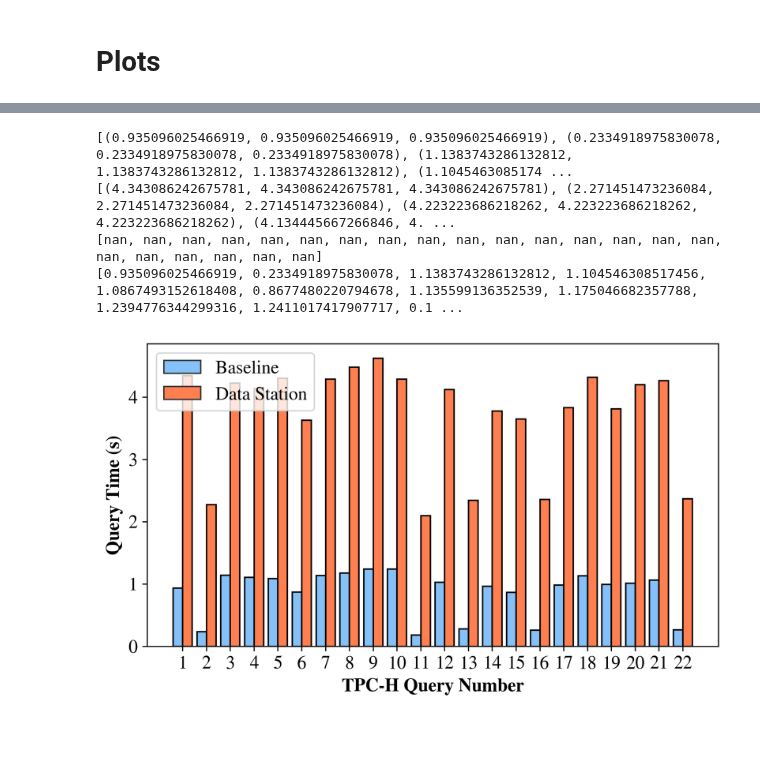
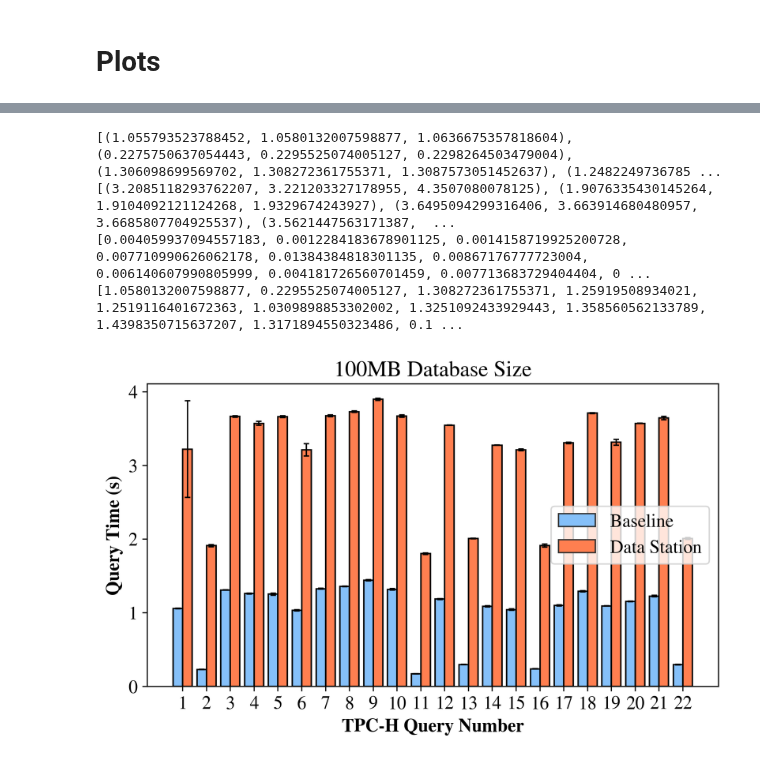
Before and after one commit to TheDataStation/datastation-escrow, a Jupyter notebook: data_comparisons/baseline/baseline_data_parsing.ipynb, the cells around one changed output, grey strips where cells are left out. Cells and saved outputs as stored; diff of their text form; code cells hidden in the pictures; blank space fills up the shorter version.

```diff
--- a/data_comparisons/baseline/baseline_data_parsing.ipynb
+++ b/data_comparisons/baseline/baseline_data_parsing.ipynb
@@ -14,7 +14,7 @@ mpl.rcParams['font.size'] = 13.5
 # %% [markdown]
 # Baseline
 # %%
-data_sizes = ['10MB', '100MB', '1GB']
+data_sizes = ['10MB', '100MB', '1GB','10GB']
 query_numbers = list(np.arange(22) + 1)
 print(query_numbers)
 party_number = 2
@@ -70,7 +70,7 @@ Name: 22, dtype: float64
 # %% [markdown]
 # Data Station
 # %%
-data_sizes = ['10MB', '100MB', '1GB']
+data_sizes = ['10MB', '100MB', '1GB','10GB']
 query_numbers = list(np.arange(22) + 1)
 print(query_numbers)
 party_number = 2
@@ -268,39 +268,39 @@ plt.bar(x=X_axis-width/2,width=width,height=medians_left,yerr=stdev_left,
         )
 
 plt.bar(x=X_axis+width/2,width=width,height=medians_right,label="Data Station",
 #         # edgecolor=colors_right[i],
 #         # edgecolor=[.2,.2,.2],
 #         # alpha=0.8,
 #         # label=labels_left[i],
 #         # color='none',
 #         # color=colors_right[i],
         edgecolor=[0.2,0.2,0.2],
 #         # hatch="...",
         color='coral'
         )
 
 plt.bar(x=X_axis+width/2,width=width,height=medians_right,yerr=stdev_right,
         edgecolor='black',
         error_kw={"elinewidth":1,"capsize":2,"capthick":1},
         color='none'
         )
 
 plt.xlabel("TPC-H Query Number", fontweight="bold")
 plt.ylabel("Query Time (s)", fontweight="bold")
-# plt.title("100GB Database Size")
+plt.title("100MB Database Size")
 plt.legend()
 
 plt.xticks(X_axis, [col.name for col in data_right])
 
 plt.savefig("100mb.pdf", bbox_inches='tight')
 
 plt.show()
 # %% [output]
-[(0.935096025466919, 0.935096025466919, 0.935096025466919), (0.2334918975830078, 0.2334918975830078, 0.2334918975830078), (1.1383743286132812, 1.1383743286132812, 1.1383743286132812), (1.1045463085174 ...
-[(4.343086242675781, 4.343086242675781, 4.343086242675781), (2.271451473236084, 2.271451473236084, 2.271451473236084), (4.223223686218262, 4.223223686218262, 4.223223686218262), (4.134445667266846, 4. ...
-[nan, nan, nan, nan, nan, nan, nan, nan, nan, nan, nan, nan, nan, nan, nan, nan, nan, nan, nan, nan, nan, nan]
-[0.935096025466919, 0.2334918975830078, 1.1383743286132812, 1.104546308517456, 1.0867493152618408, 0.8677480220794678, 1.135599136352539, 1.175046682357788, 1.2394776344299316, 1.2411017417907717, 0.1 ...
+[(1.055793523788452, 1.0580132007598877, 1.0636675357818604), (0.2275750637054443, 0.2295525074005127, 0.2298264503479004), (1.306098699569702, 1.308272361755371, 1.3087573051452637), (1.2482249736785 ...
+[(3.2085118293762207, 3.221203327178955, 4.3507080078125), (1.9076335430145264, 1.9104092121124268, 1.9329674243927), (3.6495094299316406, 3.663914680480957, 3.6685807704925537), (3.5621447563171387,  ...
+[0.004059937094557183, 0.0012284183678901125, 0.0014158719925200728, 0.007710990626062178, 0.01384384818301135, 0.00867176777723004, 0.006140607990805999, 0.004181726560701459, 0.007713683729404404, 0 ...
+[1.0580132007598877, 0.2295525074005127, 1.308272361755371, 1.25919508934021, 1.2519116401672363, 1.0309898853302002, 1.3251092433929443, 1.358560562133789, 1.4398350715637207, 1.3171894550323486, 0.1 ...
-[figure, old version]
+[figure, new version]
 # %%
 data_left = baseline_dict['1GB']
 data_left_mmm = [raw_mmm(col) for col in data_left]
```
Also changed, not shown: parts of 5 cells of this notebook, 6 other files.
